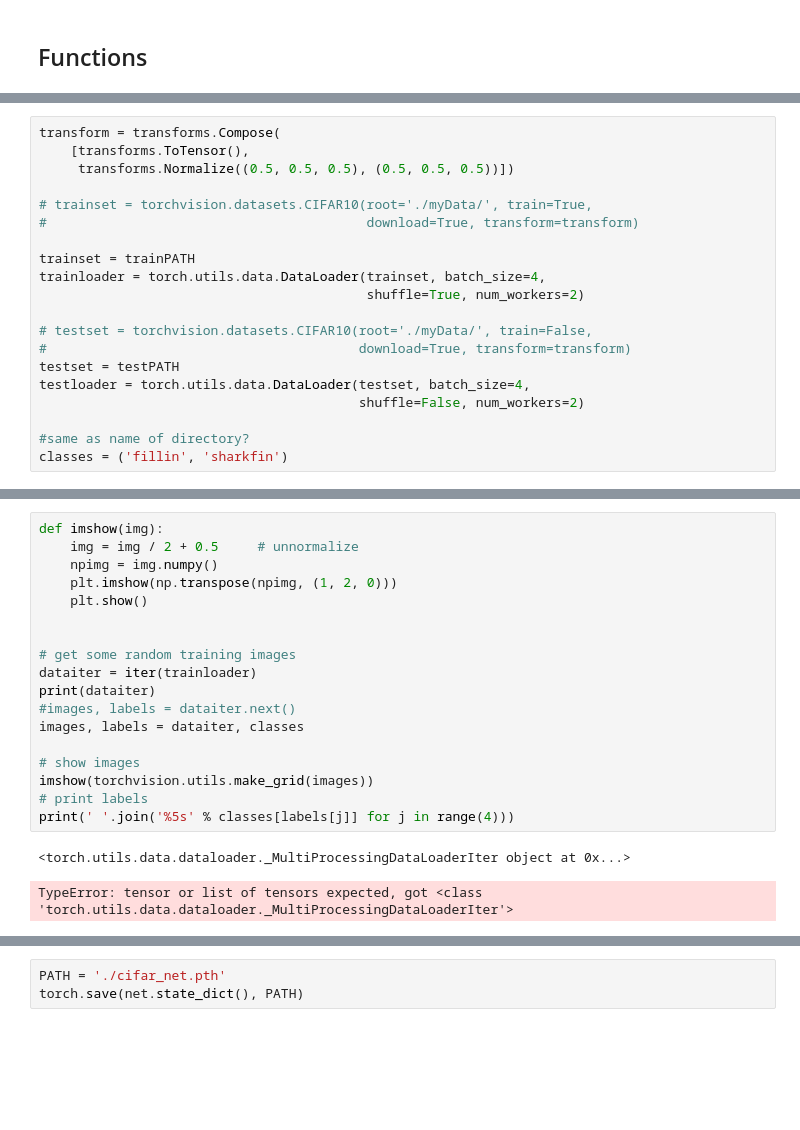
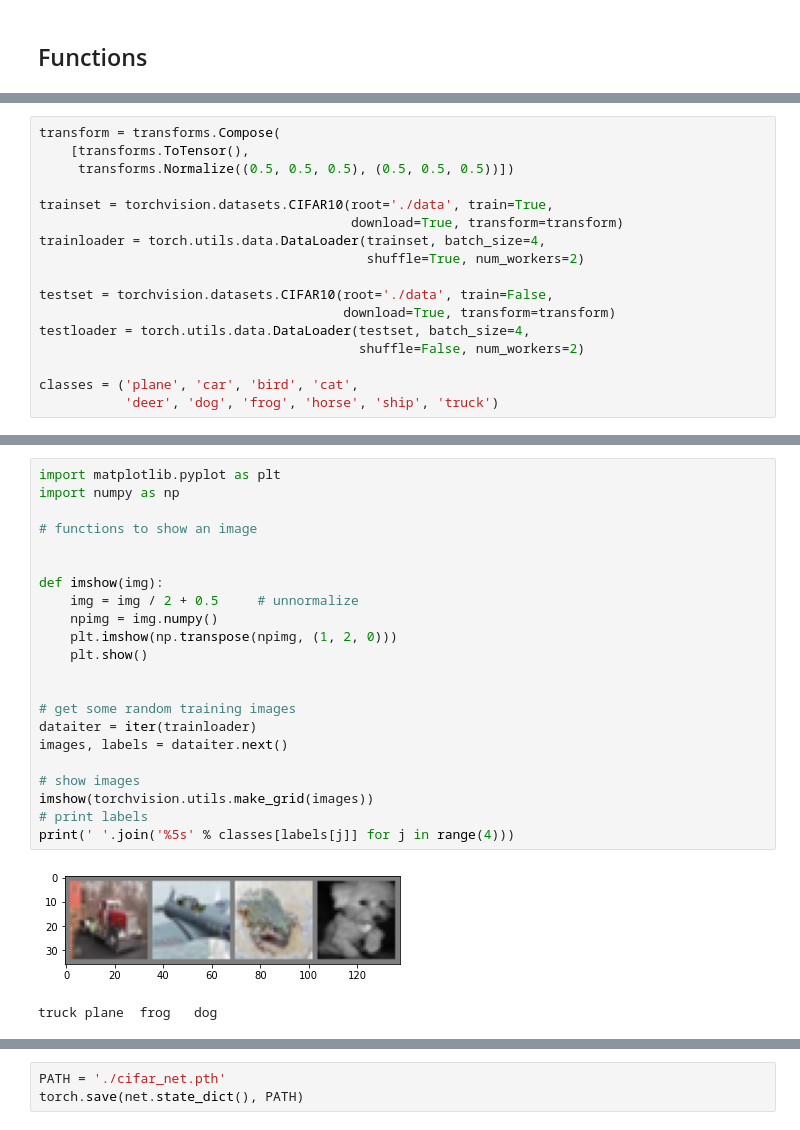
Before and after one commit to adomakor412/NERTO_CIMSS_GOES-R, a Jupyter notebook: Artifacts_GOES-R-Copy1.ipynb, the cells around one changed output, grey strips where cells are left out. Cells and saved outputs as stored; diff of their text form; blank space fills up the shorter version.

```diff
--- a/Artifacts_GOES-R.ipynb
+++ b/Artifacts_GOES-R-Copy1.ipynb
@@ -25,18 +22,15 @@ transform = transforms.Compose(
     [transforms.ToTensor(),
      transforms.Normalize((0.5, 0.5, 0.5), (0.5, 0.5, 0.5))])
 
-# trainset = torchvision.datasets.CIFAR10(root='./myData/', train=True,
-#                                         download=True, transform=transform)
-
-trainset = trainPATH
+trainset = torchvision.datasets.CIFAR10(root='./data', train=True,
+                                        download=True, transform=transform)
 trainloader = torch.utils.data.DataLoader(trainset, batch_size=4,
                                           shuffle=True, num_workers=2)
 
-# testset = torchvision.datasets.CIFAR10(root='./myData/', train=False,
-#                                        download=True, transform=transform)
-testset = testPATH
+testset = torchvision.datasets.CIFAR10(root='./data', train=False,
+                                       download=True, transform=transform)
 testloader = torch.utils.data.DataLoader(testset, batch_size=4,
                                          shuffle=False, num_workers=2)
 
-#same as name of directory?
-classes = ('fillin', 'sharkfin')
+classes = ('plane', 'car', 'bird', 'cat',
+           'deer', 'dog', 'frog', 'horse', 'ship', 'truck')
@@ -43,22 +70,26 @@ classes = ('fillin', 'sharkfin')
 # %%
+import matplotlib.pyplot as plt
+import numpy as np
+
+# functions to show an image
+
+
 def imshow(img):
     img = img / 2 + 0.5     # unnormalize
     npimg = img.numpy()
     plt.imshow(np.transpose(npimg, (1, 2, 0)))
     plt.show()
 
 
 # get some random training images
 dataiter = iter(trainloader)
-print(dataiter)
-#images, labels = dataiter.next()
-images, labels = dataiter, classes
+images, labels = dataiter.next()
 
 # show images
 imshow(torchvision.utils.make_grid(images))
 # print labels
 print(' '.join('%5s' % classes[labels[j]] for j in range(4)))
 # %% [output]
+[figure, added]
-<torch.utils.data.dataloader._MultiProcessingDataLoaderIter object at 0x...>
+truck plane  frog   dog
-TypeError: tensor or list of tensors expected, got <class 'torch.utils.data.dataloader._MultiProcessingDataLoaderIter'>
 # %%
```
Also changed, not shown: parts of 9 cells of this notebook, 6 other files.
